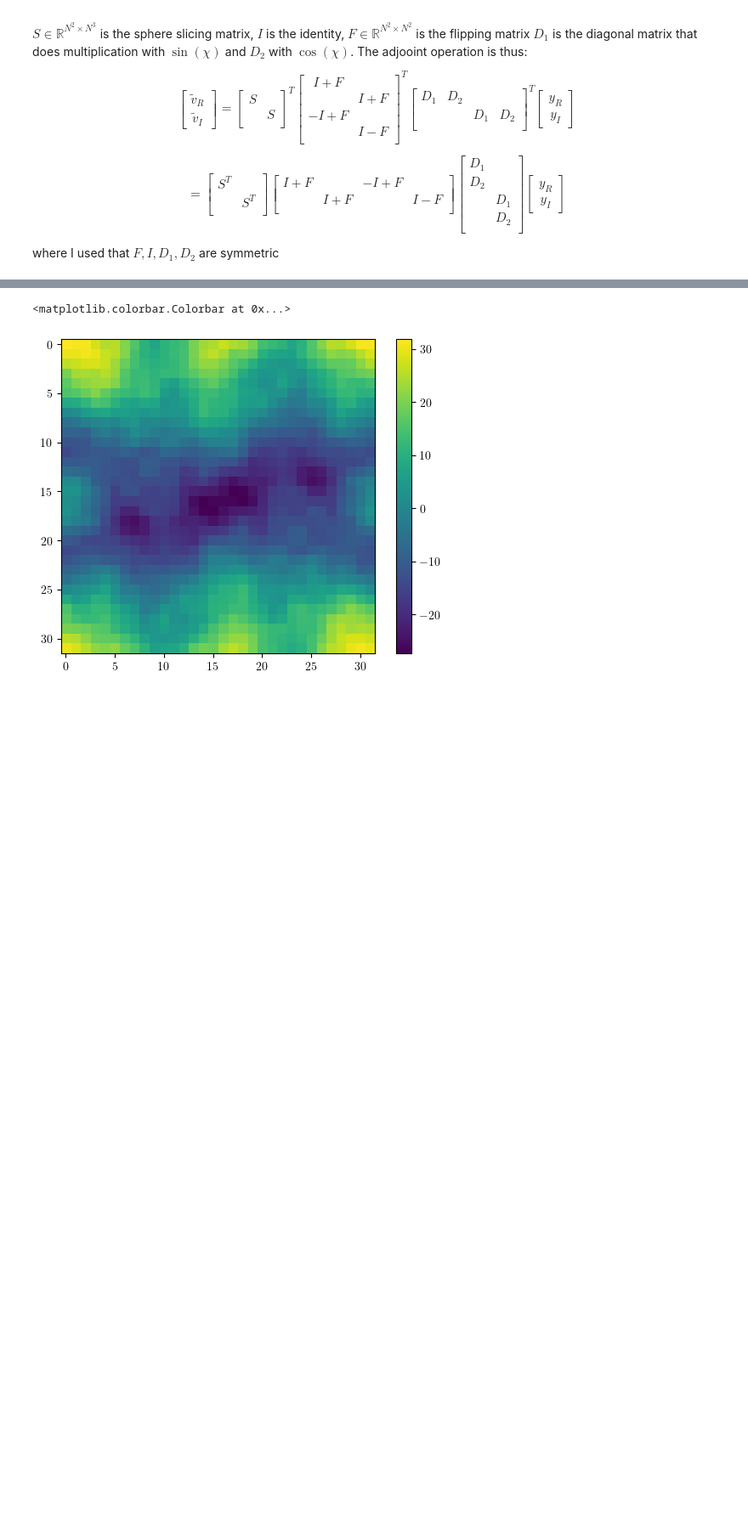
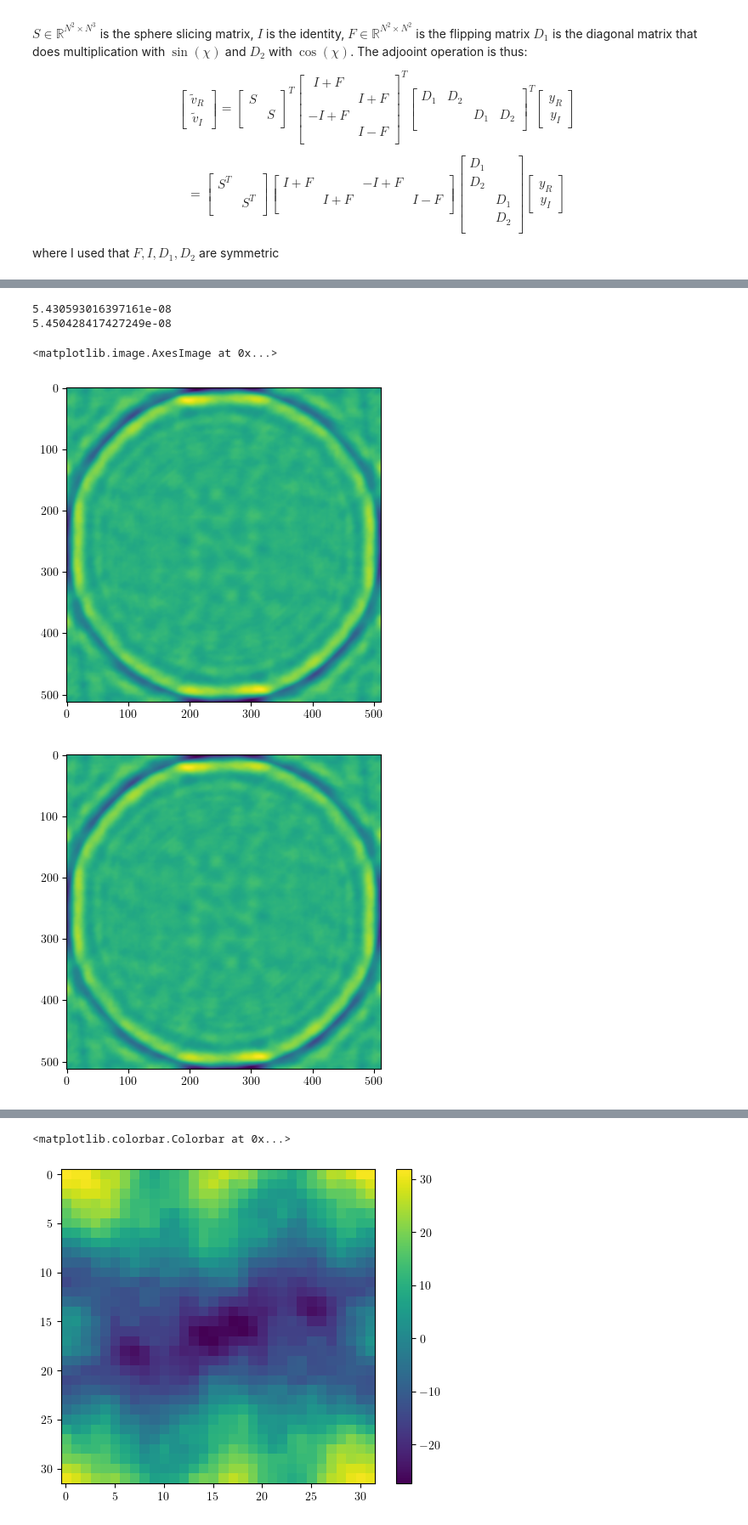
Before and after one commit to ma-gilles/recovar, a Jupyter notebook: ewald_test.ipynb, the cells around one changed output, grey strips where cells are left out. Shown: that part at 85% size. Saved outputs shown, nothing was run; the diff lists cells and outputs as text; code cells hidden in the pictures; blank space fills up the shorter version.

Commit message:
did some test with adjoint from JAX

```diff
--- a/ewald_test.ipynb
+++ b/ewald_test.ipynb
@@ -115,7 +115,7 @@ def get_ewald_sphere_gridpoint_coords(rotation_matrix, image_shape, volume_shape
 
     rotated_plane = jnp.matmul(unrotated_plane_indices, rotation_matrix, precision = jax.lax.Precision.HIGHEST)
     rotated_coords = rotated_plane + jnp.floor(1.0 * grid_size/2)
-
+    # import pdb; pdb.set_trace()
     # rotated_indices = vol_indices_to_vec_indices(rotated_indices, volume_shape)
     # Note I am being very sloppy with out of bound stuff. JAX just ignores them, which is what we want, but this doomed to cause bugs eventually.
     # indices_in_grid = jnp.prod((rotated_indices >= 0 ) * (rotated_indices < grid_size), axis = -1).astype(bool)
@@ -214,10 +214,12 @@ def ewald_sphere_forward_model(volume_real, volume_imag, rotation_matrices, ctf_
     images_imag = -(vol_real_on_sphere - flipped_vol_real_on_sphere) * ctf_part_two(chi) \
                 + (vol_imag_on_sphere - flipped_vol_imag_on_sphere) * ctf_part_one(chi)
 
-    # import pdb; pdb.set_trace()
+
+    return images_real, images_imag
+
+    # return images_real.reshape(-1), images_imag.reshape(-1)
 
 
-    return images_real, images_imag
 
 
 def get_nearest_gridpoint_indices_ewald_sphere(rotation_matrix, image_shape, volume_shape, grid_size, voxel_size, lam):
@@ -225,11 +227,19 @@ def get_nearest_gridpoint_indices_ewald_sphere(rotation_matrix, image_shape, vol
     rotated_plane = get_ewald_sphere_gridpoint_coords(rotation_matrix, image_shape, volume_shape, grid_size, voxel_size, lam)
     rotated_indices = core.round_to_int(rotated_plane)
     rotated_indices = core.vol_indices_to_vec_indices(rotated_indices, volume_shape)
+    # import pdb; pdb.set_trace()
     return rotated_indices
+
+
+batch_get_nearest_gridpoint_indices_ewald_sphere = jax.vmap(get_nearest_gridpoint_indices_ewald_sphere, in_axes =(0, None, None, None, None, None) )
 
 
 # This should be the forward model
 def adjoint_ewald_sphere_forward_model(images_real, images_imag, rotation_matrices, ctf_params, image_shape, volume_shape, voxel_size, lam ):
+
+    # images_real = images_real.reshape( [rotation_matrices.shape[0], np.prod(image_shape) ] )
+    # images_imag = images_imag.reshape( [rotation_matrices.shape[0], np.prod(image_shape) ] )
+
 
     chi = compute_chi_wrapper(ctf_params, image_shape, voxel_size)
 
@@ -252,8 +262,9 @@ def adjoint_ewald_sphere_forward_model(images_real, images_imag, rotation_matric
 
     # Third part: now all we have to do is adjoint slicing. This only works for nearest neighbor disc.
     grid_size = volume_shape[0]
-    ewald_sphere_grid_points = get_nearest_gridpoint_indices_ewald_sphere(rotation_matrices, image_shape, volume_shape, grid_size, voxel_size, lam)
 
+    ewald_sphere_grid_points = batch_get_nearest_gridpoint_indices_ewald_sphere(rotation_matrices, image_shape, volume_shape, grid_size, voxel_size, lam)
+    # import pdb; pdb.set_trace()
     volume_size = np.prod(volume_shape)
     adj_slice_z1 = core.sum_batch_P_adjoint_mat_vec(volume_size, z1, ewald_sphere_grid_points)
     adj_slice_z2 = core.sum_batch_P_adjoint_mat_vec(volume_size, z2, ewald_sphere_grid_points)
@@ -310,0 +328,34 @@ im_spatial = ftu.get_idft2(im.reshape(image_shape))
+# %%
+from jax import vjp
+
+disc_type  = 'nearest'
+f = lambda volume_real, volume_imag : ewald_sphere_forward_model(volume_real, volume_imag, rotation_matrices, ctf_params, image_shape, volume_shape, voxel_size, lam, disc_type)
+y, u = vjp(f,volume_real, volume_imag)
+
+z1, z2 = adjoint_ewald_sphere_forward_model(y[0], y[1], rotation_matrices, ctf_params, image_shape, volume_shape, voxel_size, lam )
+z11,z22 = u(y)
+
+print(np.linalg.norm(z1 - z11) / np.linalg.norm(z1))
+print(np.linalg.norm(z2 - z22) / np.linalg.norm(z2))
+
+import matplotlib.pyplot as plt
+z3 = z1 + 1j * z2
+z33 = z11 + 1j * z22
+plt.imshow(ftu.get_idft3(z3.reshape(volume_shape)).real.sum(axis=2))
+plt.figure()
+plt.imshow(ftu.get_idft3(z33.reshape(volume_shape)).real.sum(axis=2))
+
+plt.imshow(np.log10(np.abs(z1) ).reshape(volume_shape)[:,:,grid_size//2])#.real.sum(axis=2))
+plt.colorbar()
+plt.figure()
+plt.imshow(np.log10(np.abs(z2) ).reshape(volume_shape)[:,:,grid_size//2])#.real.sum(axis=2))
+plt.colorbar()
+plt.figure()
+plt.imshow(np.log10(np.abs(z1 - z2)).reshape(volume_shape)[:,:,grid_size//2])#.real.sum(axis=2))
+plt.colorbar()
+# %% [output]
+5.430593016397161e-08
+5.450428417427249e-08
+<matplotlib.image.AxesImage at 0x...>
+[figure, added]
+[figure, added]
```
Also changed, not shown: parts of 11 cells of this notebook.
